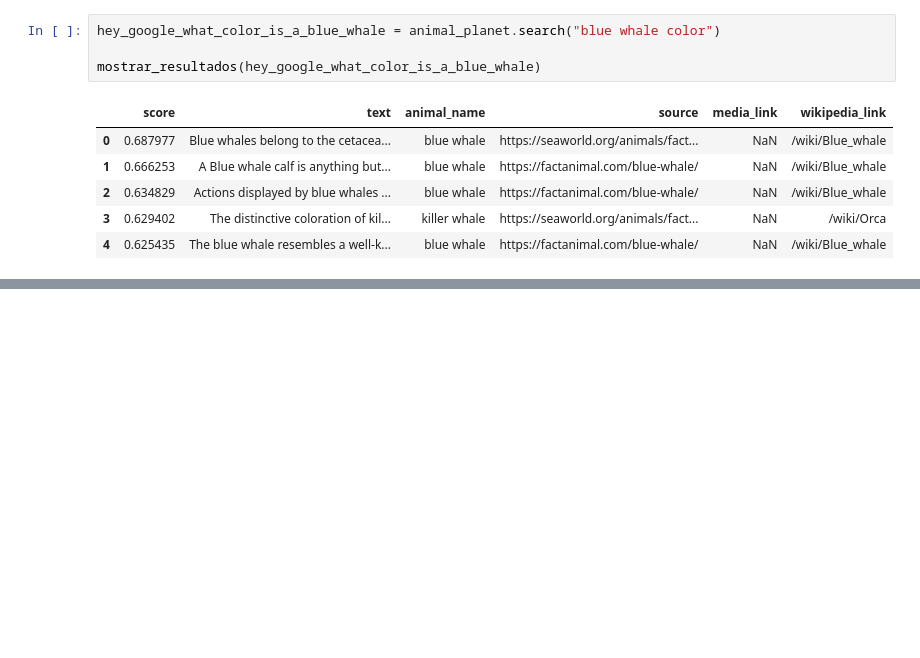
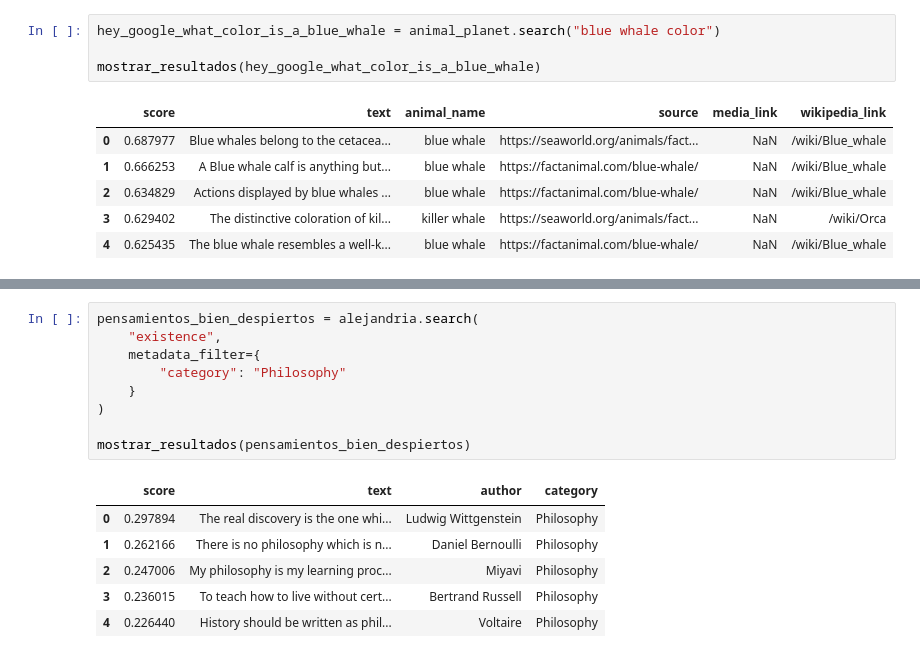
Before and after one commit to HakkinDavid/computational-intelligence, a Jupyter notebook: VectorStore.ipynb, the cells around one changed output, grey strips where cells are left out. Drawn from its saved outputs; the diff is of its cells as text; blank space fills up the shorter version.

```diff
--- a/VectorStore.ipynb
+++ b/VectorStore.ipynb
@@ -184,0 +272,16 @@ mostrar_resultados(hey_google_do_cats_fear_fire_instinctively)
+# %%
+pensamientos_bien_despiertos = alejandria.search(
+    "existence",
+    metadata_filter={
+        "category": "Philosophy"
+    }
+)
+
+mostrar_resultados(pensamientos_bien_despiertos)
+# %% [output]
+|  | score | text | author | category |
+| 0 | 0.297894 | The real discovery is the one whi... | Ludwig Wittgenstein | Philosophy |
+| 1 | 0.262166 | There is no philosophy which is n... | Daniel Bernoulli | Philosophy |
+| 2 | 0.247006 | My philosophy is my learning proc... | Miyavi | Philosophy |
+| 3 | 0.236015 | To teach how to live without cert... | Bertrand Russell | Philosophy |
+| 4 | 0.226440 | History should be written as phil... | Voltaire | Philosophy |
```
Also changed, not shown: parts of 9 cells of this notebook.
